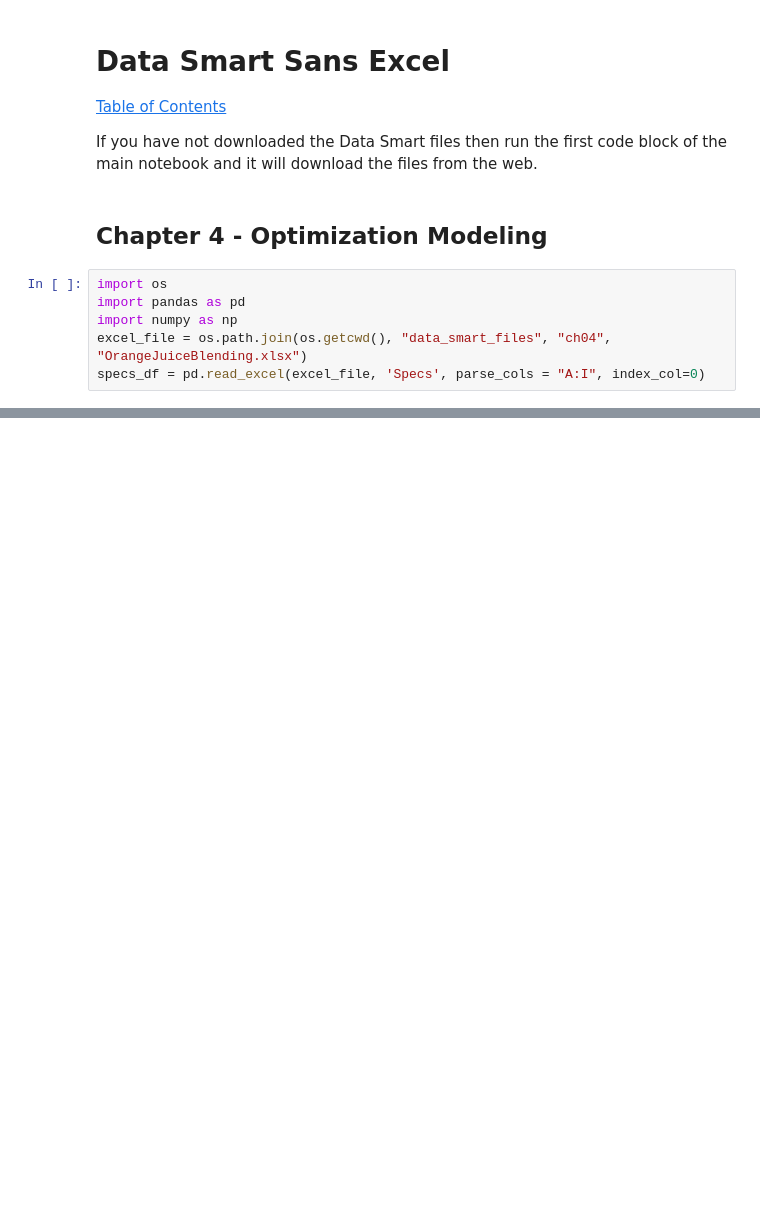
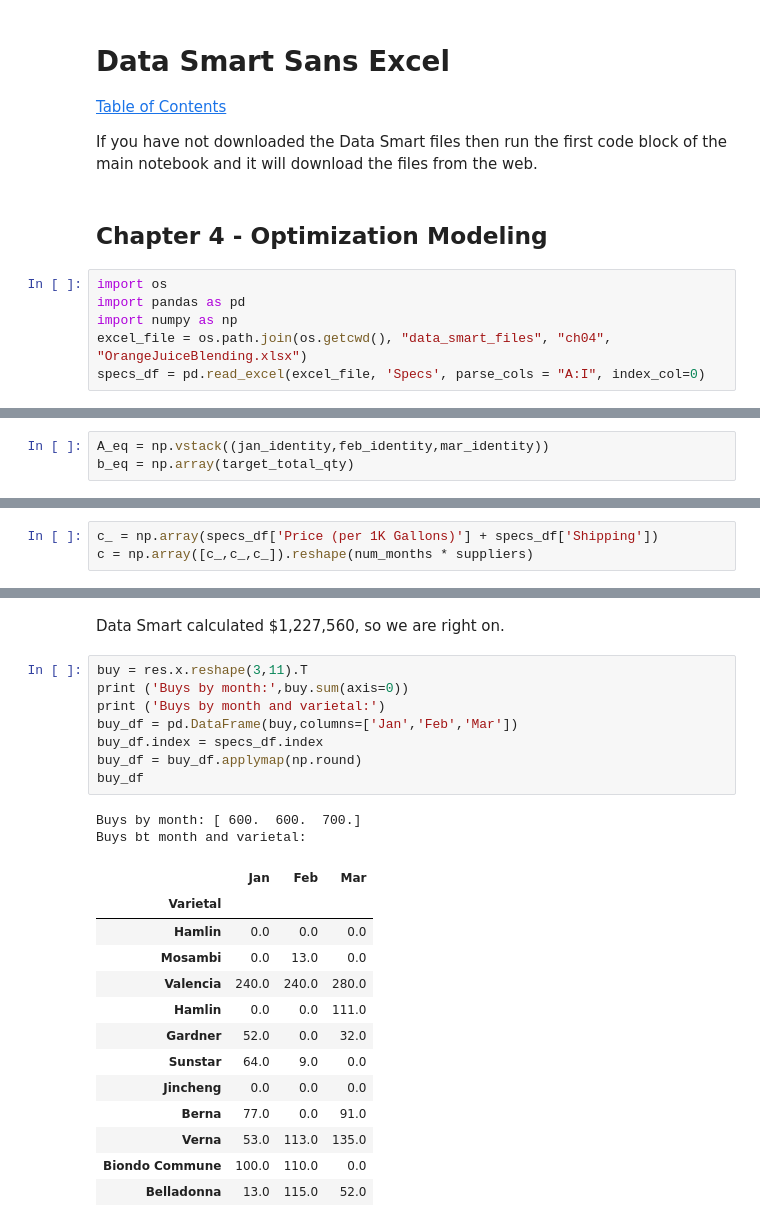
Before and after one commit to slstarnes/data-smart-sans-excel, a Jupyter notebook: Data Smart Sans Excel - Ch. 4.ipynb, the cells around one changed output, grey strips where cells are left out. Drawn from its saved outputs; the diff is of its cells as text; blank space fills up the shorter version.

```diff
--- a/Data Smart Sans Excel - Ch. 4.ipynb
+++ b/Data Smart Sans Excel - Ch. 4.ipynb
@@ -200,0 +116,3 @@ Color (1-10 Scale)        5.450000e+01  5.450000e+01  5.450000e+01
+# %%
+A_eq = np.vstack((jan_identity,feb_identity,mar_identity))
+b_eq = np.array(target_total_qty)
@@ -200,0 +154,3 @@ Color (1-10 Scale)        5.450000e+01  5.450000e+01  5.450000e+01
+# %%
+c_ = np.array(specs_df['Price (per 1K Gallons)'] + specs_df['Shipping'])
+c = np.array([c_,c_,c_]).reshape(num_months * suppliers)
@@ -200,0 +166,26 @@ Color (1-10 Scale)        5.450000e+01  5.450000e+01  5.450000e+01
+# %% [markdown]
+Data Smart calculated $1,227,560, so we are right on.
+# %%
+buy = res.x.reshape(3,11).T
+print ('Buys by month:',buy.sum(axis=0))
+print ('Buys by month and varietal:')
+buy_df = pd.DataFrame(buy,columns=['Jan','Feb','Mar'])
+buy_df.index = specs_df.index
+buy_df = buy_df.applymap(np.round)
+buy_df
+# %% [output]
+Buys by month: [ 600.  600.  700.]
+Buys bt month and varietal:
+|  | Jan | Feb | Mar |
+| Varietal |  |  |  |
+| Hamlin | 0.0 | 0.0 | 0.0 |
+| Mosambi | 0.0 | 13.0 | 0.0 |
+| Valencia | 240.0 | 240.0 | 280.0 |
+| Hamlin | 0.0 | 0.0 | 111.0 |
+| Gardner | 52.0 | 0.0 | 32.0 |
+| Sunstar | 64.0 | 9.0 | 0.0 |
+| Jincheng | 0.0 | 0.0 | 0.0 |
+| Berna | 77.0 | 0.0 | 91.0 |
+| Verna | 53.0 | 113.0 | 135.0 |
+| Biondo Commune | 100.0 | 110.0 | 0.0 |
+| Belladonna | 13.0 | 115.0 | 52.0 |
```
Also changed, not shown: parts of 14 cells of this notebook.
